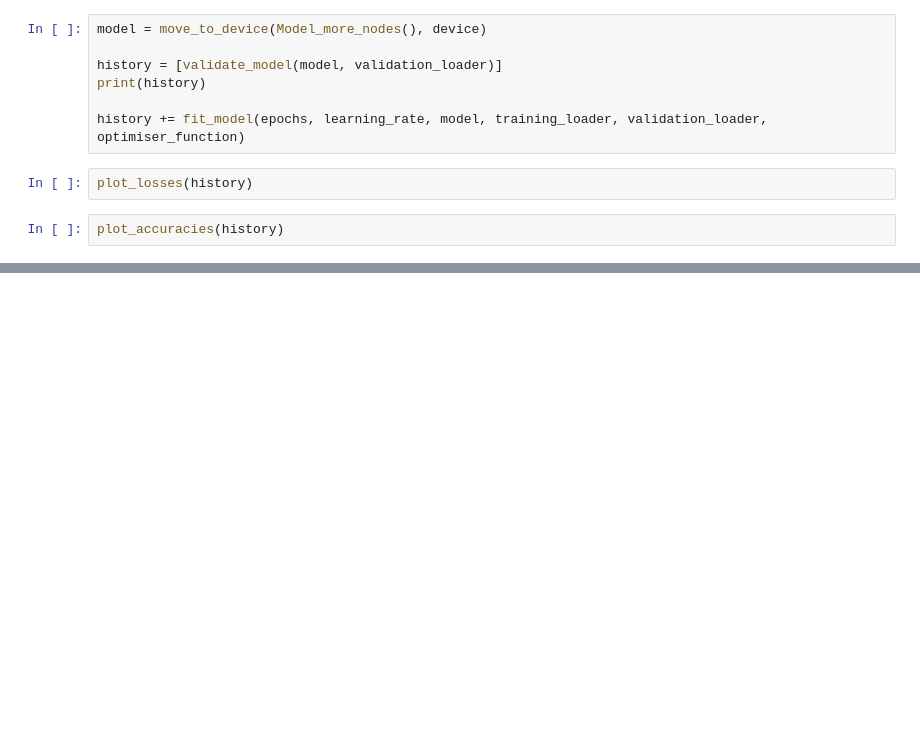
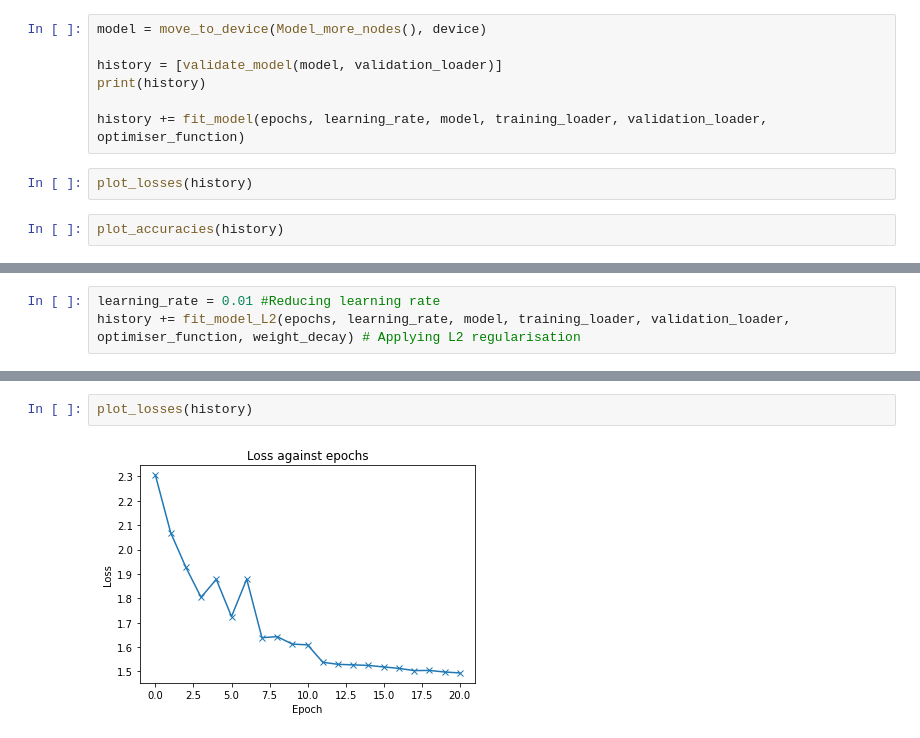
Before and after one commit to EamonnOCearnaigh/NeuralNetworks, a Jupyter notebook: Task 4.ipynb, the cells around one changed output, grey strips where cells are left out. Saved outputs shown, nothing was run; the diff lists cells and outputs as text; blank space fills up the shorter version.

```diff
--- a/Task 4.ipynb
+++ b/Task 4.ipynb
@@ -1072,0 +1310,3 @@ plot_accuracies(history)
+# %%
+learning_rate = 0.01 #Reducing learning rate
+history += fit_model_L2(epochs, learning_rate, model, training_loader, validation_loader, optimiser_function, weight_decay) # Applying L2 regularisation
@@ -1072,0 +1324,4 @@ plot_accuracies(history)
+# %%
+plot_losses(history)
+# %% [output]
+[figure, added]
```
Also changed, not shown: parts of 65 cells of this notebook.
